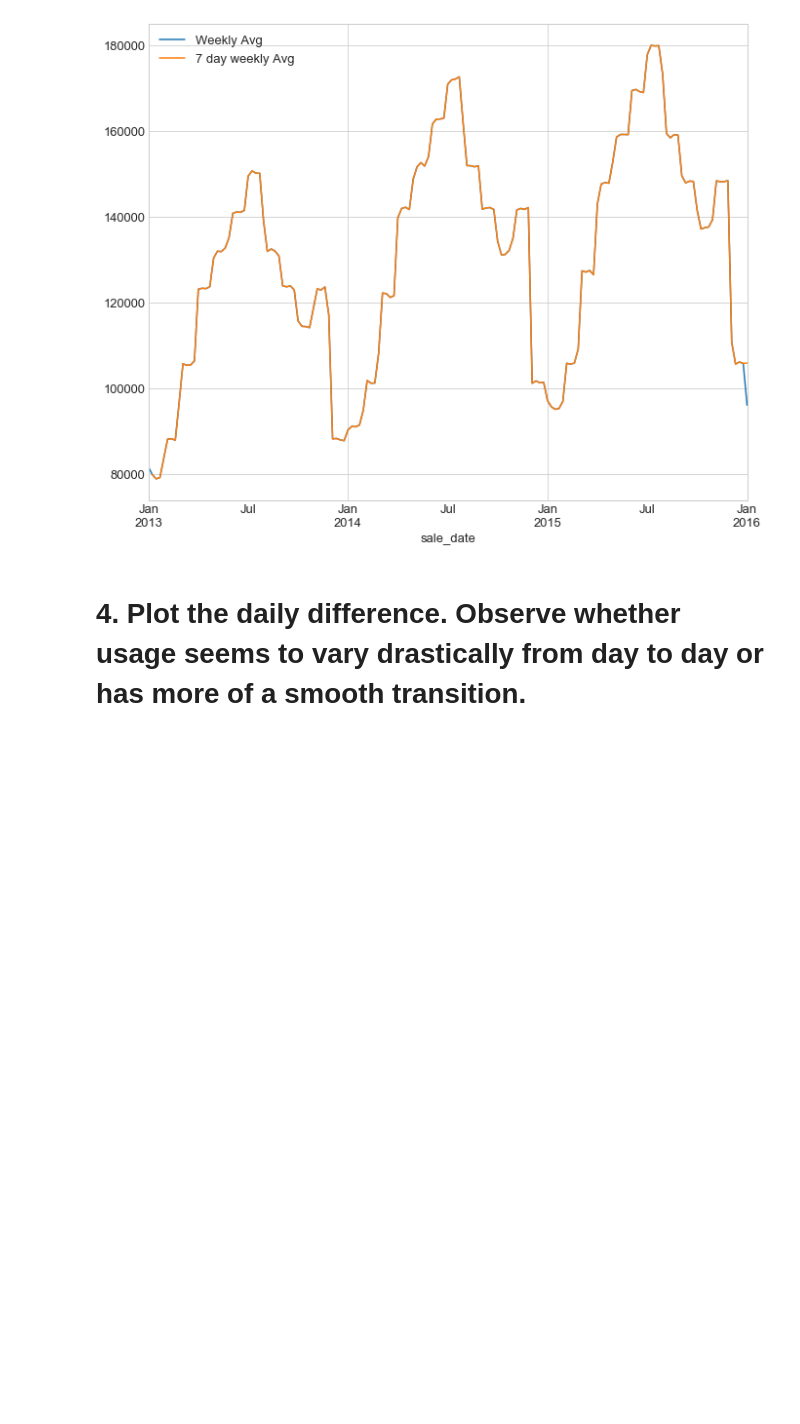
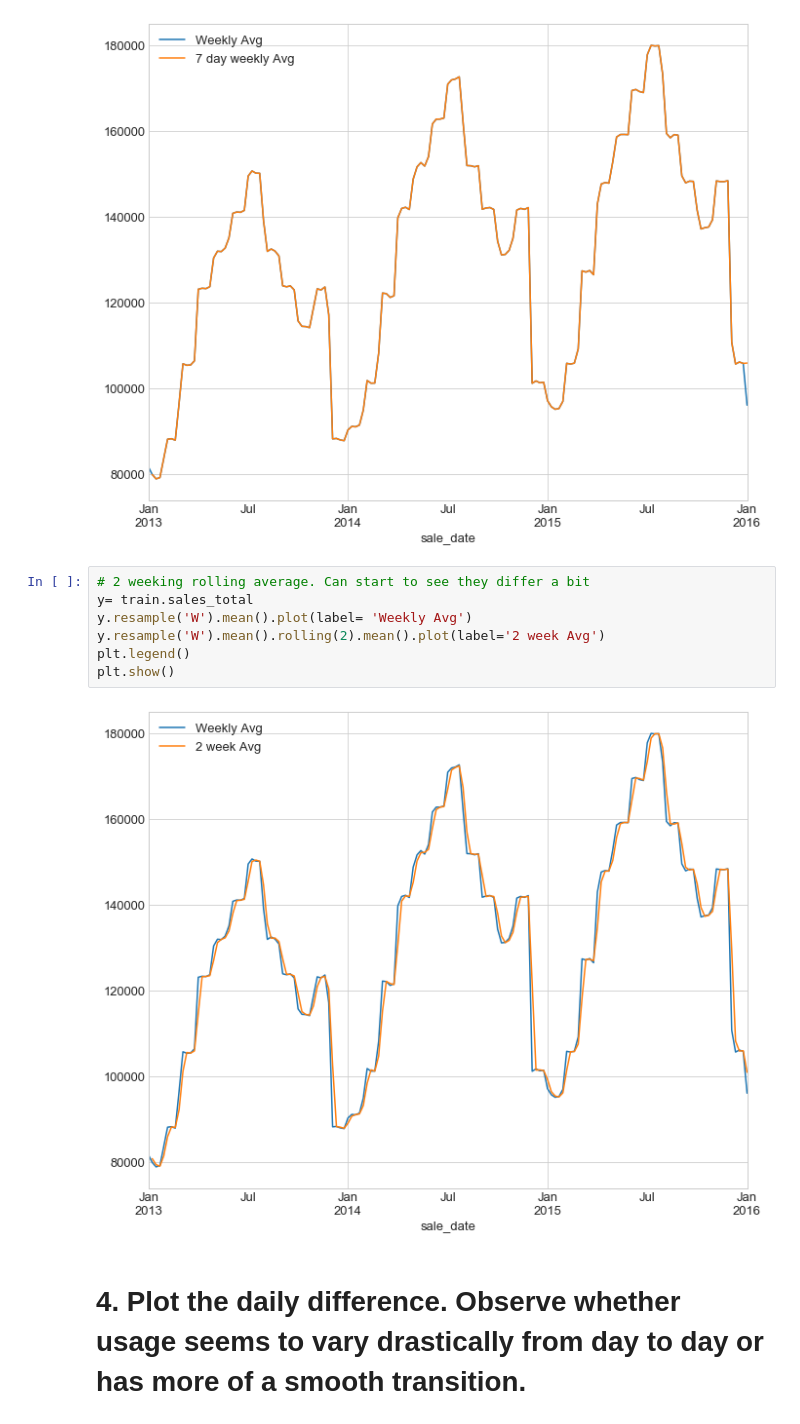
Before and after one commit to george887/time-series-exercises, a Jupyter notebook: explore.ipynb, the cells around one changed output. Cells and saved outputs as stored; diff of their text form; blank space fills up the shorter version.

```diff
--- a/explore.ipynb
+++ b/explore.ipynb
@@ -118,6 +118,15 @@ plt.legend()
 plt.show()
 # %% [output]
 [figure]
+# %%
+# 2 weeking rolling average. Can start to see they differ a bit
+y= train.sales_total
+y.resample('W').mean().plot(label= 'Weekly Avg')
+y.resample('W').mean().rolling(2).mean().plot(label='2 week Avg')
+plt.legend()
+plt.show()
+# %% [output]
+[figure, added]
 # %% [markdown]
 # 4. Plot the daily difference. Observe whether usage seems to vary drastically from day to day or has more of a smooth transition.
 # %%
```
Also changed, not shown: parts of 44 cells of this notebook, 1 other file.
